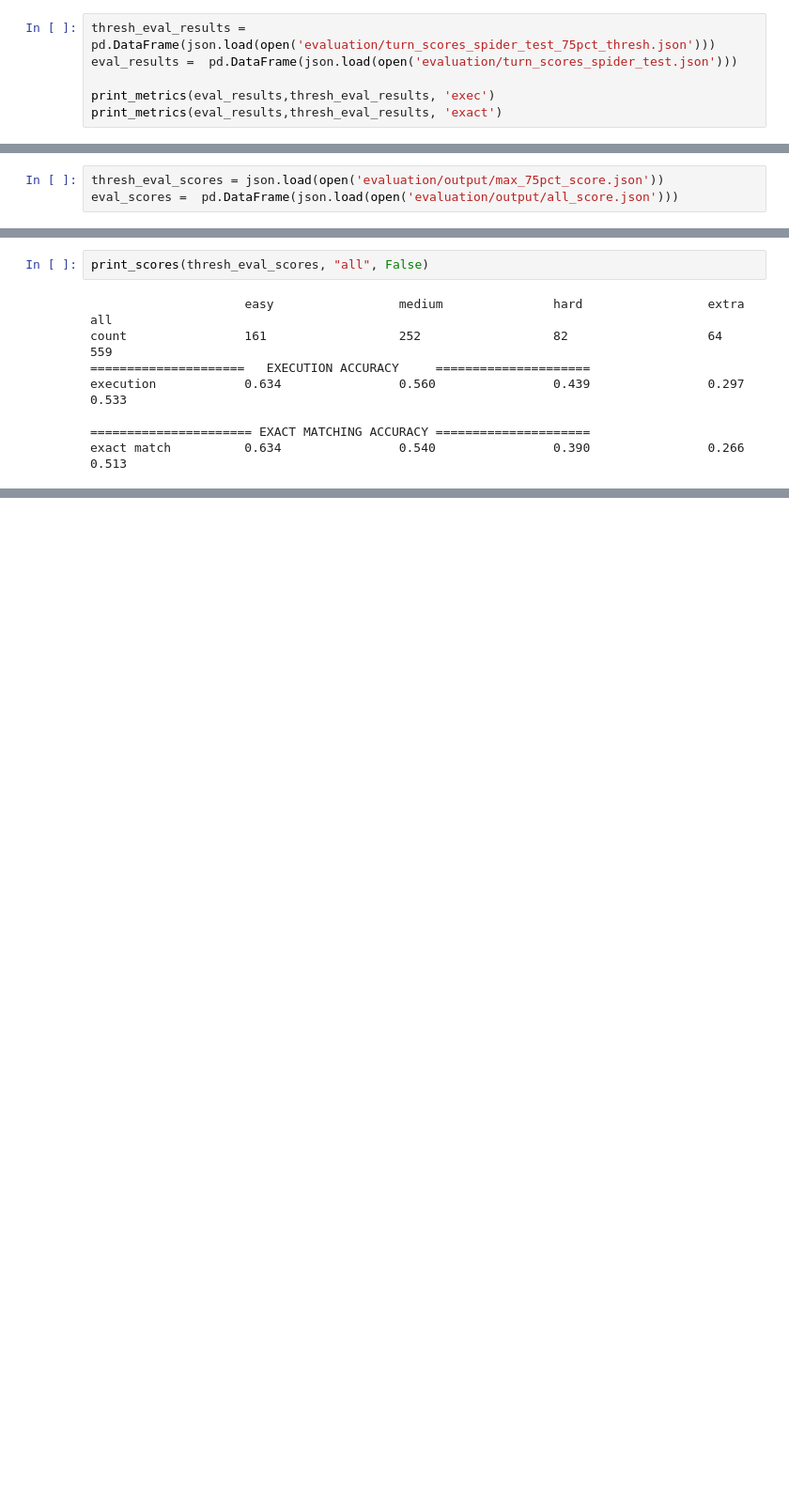
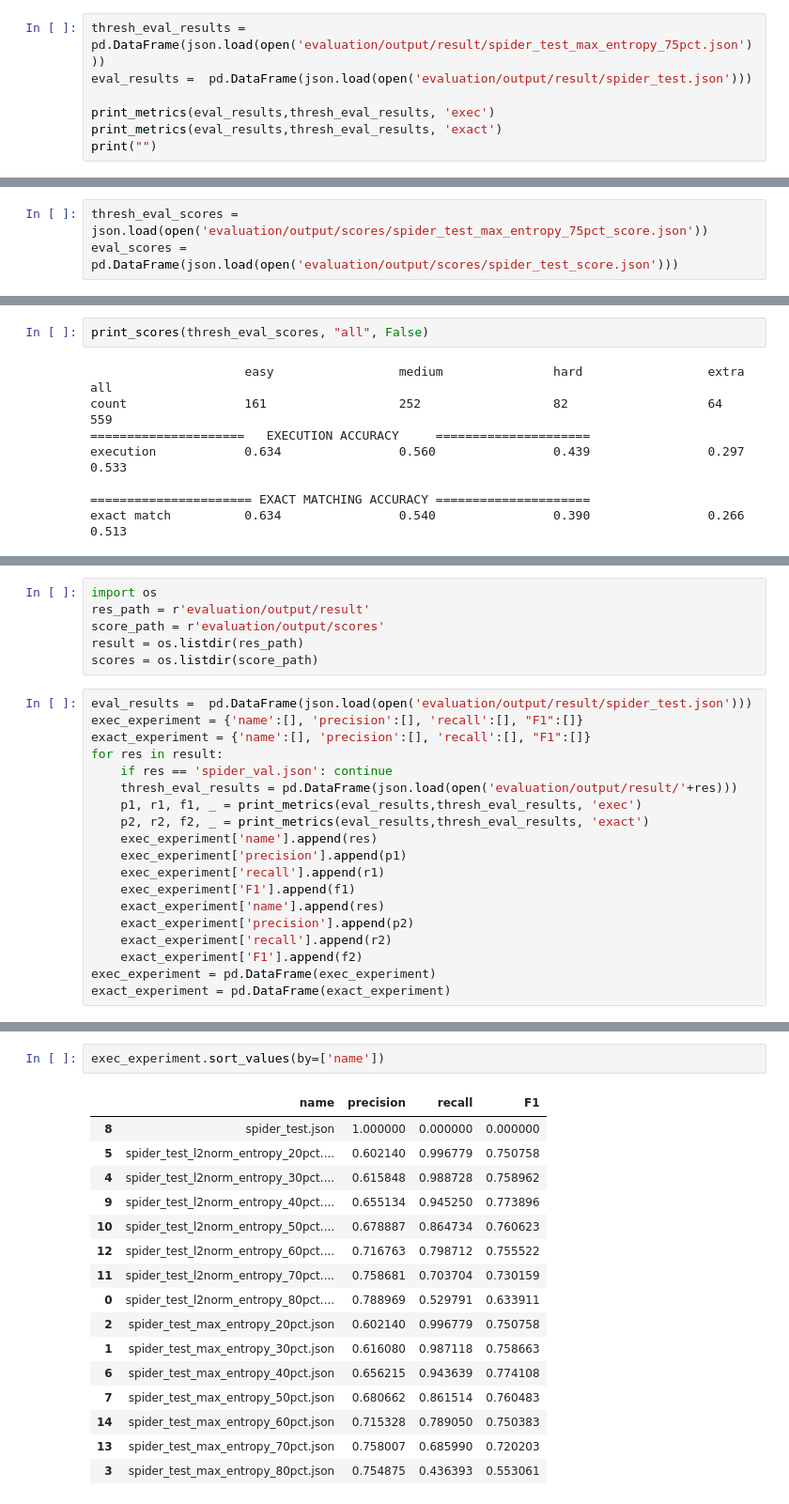
Before and after one commit to jfanghrv/jem-3-bert, a Jupyter notebook: text2sql.ipynb, the cells around one changed output, grey strips where cells are left out. Shown at 94% size. Drawn from its saved outputs; the diff is of its cells as text; blank space fills up the shorter version.

Commit message:
Finished pipeline of changing different threshold and show the res in table

```diff
--- a/text2sql.ipynb
+++ b/text2sql.ipynb
@@ -270,7 +282,8 @@ def print_metrics(df_full, df_err_detect, eval_type):
 # %%
-thresh_eval_results = pd.DataFrame(json.load(open('evaluation/turn_scores_spider_test_75pct_thresh.json')))
-eval_results =  pd.DataFrame(json.load(open('evaluation/turn_scores_spider_test.json')))
+thresh_eval_results = pd.DataFrame(json.load(open('evaluation/output/result/spider_test_max_entropy_75pct.json')))
+eval_results =  pd.DataFrame(json.load(open('evaluation/output/result/spider_test.json')))
 
 print_metrics(eval_results,thresh_eval_results, 'exec')
 print_metrics(eval_results,thresh_eval_results, 'exact')
+print("")
 # %% [output]
@@ -343,8 +358,8 @@ def print_scores(scores, etype, include_turn_acc=True, include_partial = False):
             exact_scores = [scores[turn]['exact'] for turn in turns]
             print_formated_s("exact match", exact_scores, '{:<20.3f}')
 # %%
-thresh_eval_scores = json.load(open('evaluation/output/max_75pct_score.json'))
-eval_scores =  pd.DataFrame(json.load(open('evaluation/output/all_score.json')))
+thresh_eval_scores = json.load(open('evaluation/output/scores/spider_test_max_entropy_75pct_score.json'))
+eval_scores =  pd.DataFrame(json.load(open('evaluation/output/scores/spider_test_score.json')))
 # %%
 print_scores(eval_scores, "all", False, True)
 # %% [output]
@@ -377,0 +395,25 @@ exact match          0.634                0.540                0.390
+# %%
+import os
+res_path = r'evaluation/output/result'
+score_path = r'evaluation/output/scores'
+result = os.listdir(res_path)
+scores = os.listdir(score_path)
+# %%
+eval_results =  pd.DataFrame(json.load(open('evaluation/output/result/spider_test.json')))
+exec_experiment = {'name':[], 'precision':[], 'recall':[], "F1":[]}
+exact_experiment = {'name':[], 'precision':[], 'recall':[], "F1":[]}
+for res in result:
+    if res == 'spider_val.json': continue
+    thresh_eval_results = pd.DataFrame(json.load(open('evaluation/output/result/'+res)))
+    p1, r1, f1, _ = print_metrics(eval_results,thresh_eval_results, 'exec')
+    p2, r2, f2, _ = print_metrics(eval_results,thresh_eval_results, 'exact')
+    exec_experiment['name'].append(res)
+    exec_experiment['precision'].append(p1)
+    exec_experiment['recall'].append(r1)
+    exec_experiment['F1'].append(f1)
+    exact_experiment['name'].append(res)
+    exact_experiment['precision'].append(p2)
+    exact_experiment['recall'].append(r2)
+    exact_experiment['F1'].append(f2)
+exec_experiment = pd.DataFrame(exec_experiment)
+exact_experiment = pd.DataFrame(exact_experiment)
@@ -377,0 +438,19 @@ exact match          0.634                0.540                0.390
+# %%
+exec_experiment.sort_values(by=['name'])
+# %% [output]
+|  | name | precision | recall | F1 |
+| 8 | spider_test.json | 1.000000 | 0.000000 | 0.000000 |
+| 5 | spider_test_l2norm_entropy_20pct.... | 0.602140 | 0.996779 | 0.750758 |
+| 4 | spider_test_l2norm_entropy_30pct.... | 0.615848 | 0.988728 | 0.758962 |
+| 9 | spider_test_l2norm_entropy_40pct.... | 0.655134 | 0.945250 | 0.773896 |
+| 10 | spider_test_l2norm_entropy_50pct.... | 0.678887 | 0.864734 | 0.760623 |
+| 12 | spider_test_l2norm_entropy_60pct.... | 0.716763 | 0.798712 | 0.755522 |
+| 11 | spider_test_l2norm_entropy_70pct.... | 0.758681 | 0.703704 | 0.730159 |
+| 0 | spider_test_l2norm_entropy_80pct.... | 0.788969 | 0.529791 | 0.633911 |
+| 2 | spider_test_max_entropy_20pct.json | 0.602140 | 0.996779 | 0.750758 |
+| 1 | spider_test_max_entropy_30pct.json | 0.616080 | 0.987118 | 0.758663 |
+| 6 | spider_test_max_entropy_40pct.json | 0.656215 | 0.943639 | 0.774108 |
+| 7 | spider_test_max_entropy_50pct.json | 0.680662 | 0.861514 | 0.760483 |
+| 14 | spider_test_max_entropy_60pct.json | 0.715328 | 0.789050 | 0.750383 |
+| 13 | spider_test_max_entropy_70pct.json | 0.758007 | 0.685990 | 0.720203 |
+| 3 | spider_test_max_entropy_80pct.json | 0.754875 | 0.436393 | 0.553061 |
```
Also changed, not shown: parts of 11 cells of this notebook, 59 other files.
